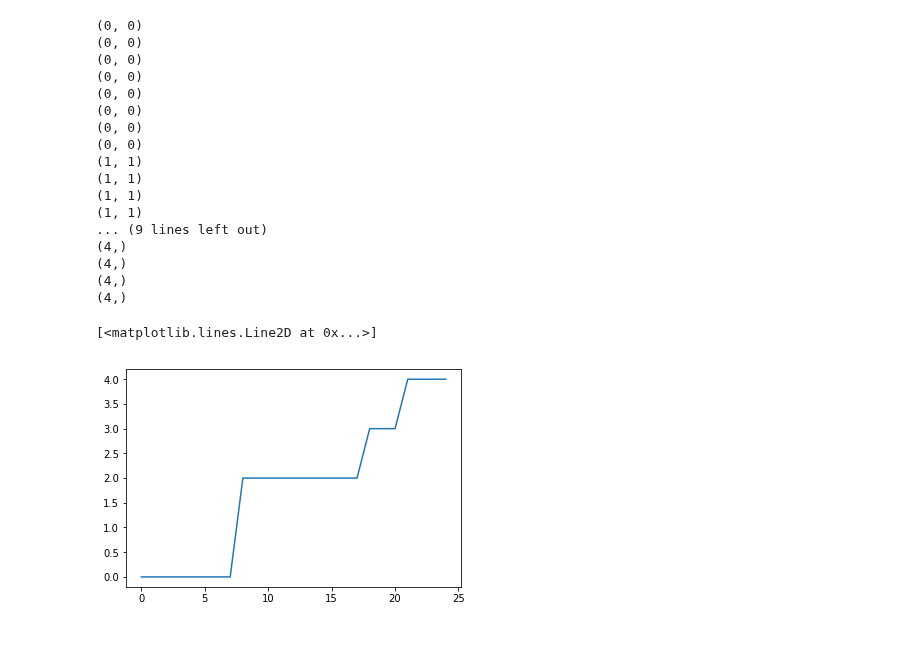
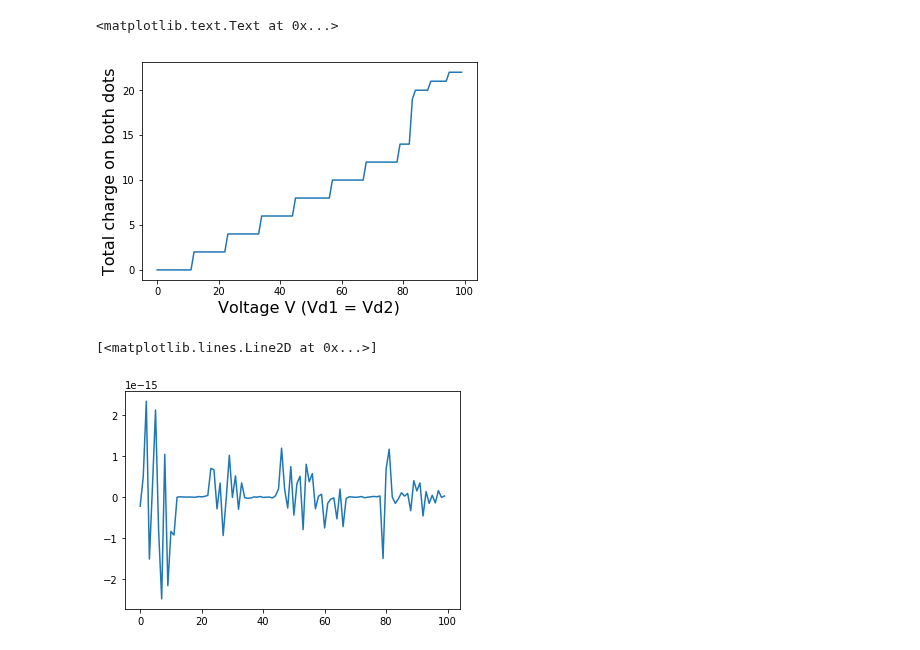
Before and after one commit to Quantumgame/quantum-ml, a Jupyter notebook: test_notebooks/double_dot.ipynb, the cells around one changed output. Drawn from its saved outputs; the diff is of its cells as text; code cells hidden in the pictures.

```diff
--- a/test_notebooks/double_dot.ipynb
+++ b/test_notebooks/double_dot.ipynb
@@ -74,6 +74,6 @@ print(I,charge_state)
 # %%
 N_v = 50
-V_d_vec = np.linspace(180e-3,220e-3,N_v)
+V_d_vec = np.linspace(170e-3,250e-3,N_v)
 I_vec = np.zeros((N_v,N_v))
 charge_state_vec = []
 
@@ -106,7 +122,7 @@ plt.colorbar()
 # %%
 cs = np.array(charge_state_vec)
 # %%
-size = 18
+size = 50
 d1_charge = np.zeros((size,size))
 for i in range(size):
     for j in range(size):
@@ -114,4 +130,13 @@ for i in range(size):
 d2_charge = np.zeros((size,size))
 for i in range(size):
     for j in range(size):
-        d2_charge[i,j] = cs[i,j][0]
+        try:
+            d2_charge[i,j] = cs[i,j][1]
+        except IndexError:
+            d2_charge[i,j] = 0
+XX,YY = np.meshgrid(V_d_vec,V_d_vec)
+plt.pcolor(XX,YY,d1_charge + d2_charge)
+cbar = plt.colorbar()
+plt.xlabel(r'$V_{d1} (V)$',fontsize=16)
+plt.ylabel(r'$V_{d2} (V)$',fontsize=16)
+cbar.set_label('Total Charge',fontsize=16)
@@ -118,9 +145,9 @@ for i in range(size):
 # %%
-size = 25
+size = 100
 dot_size = np.zeros((size,size))
 for i in range(size):
     for j in range(size):
-       dot_size[i,j] = len(cs[i,j])
+        dot_size[i,j] = len(cs[i,j])
 plt.pcolor(dot_size)
 plt.colorbar()
 # %% [output]
@@ -129,26 +156,19 @@ plt.colorbar()
+# %%
+trace = np.zeros(cs.shape[0])
+for i in range(cs.shape[0]):
+    trace[i] = np.sum(np.array(cs[i,i]))
+
+plt.plot(trace)
+plt.xlabel('Voltage V (Vd1 = Vd2)',fontsize=16)
+plt.ylabel('Total charge on both dots',fontsize=16)
+# %% [output]
+<matplotlib.text.Text at 0x...>
+[figure, added]
 # %%
-trace = np.zeros(cs.shape[0])
+trace_I = np.zeros(I_vec.shape[0])
 for i in range(cs.shape[0]):
-    trace[i] = np.sum(np.array(cs[i,i]))
-    print(cs[i,i])
-plt.plot(trace)
+    trace_I[i] = np.sum(np.array(I_vec[i,i]))
+plt.plot(trace_I)
 # %% [output]
-(0, 0)
-(0, 0)
-(0, 0)
-(0, 0)
-(0, 0)
-(0, 0)
-(0, 0)
-(0, 0)
-(1, 1)
-(1, 1)
-(1, 1)
-(1, 1)
-... (9 lines left out)
-(4,)
-(4,)
-(4,)
-(4,)
+[<matplotlib.lines.Line2D at 0x...>]
-[<matplotlib.lines.Line2D at 0x...>]
-[figure, old version]
+[figure, new version]
```
Also changed, not shown: parts of 9 cells of this notebook, 4 other files.
